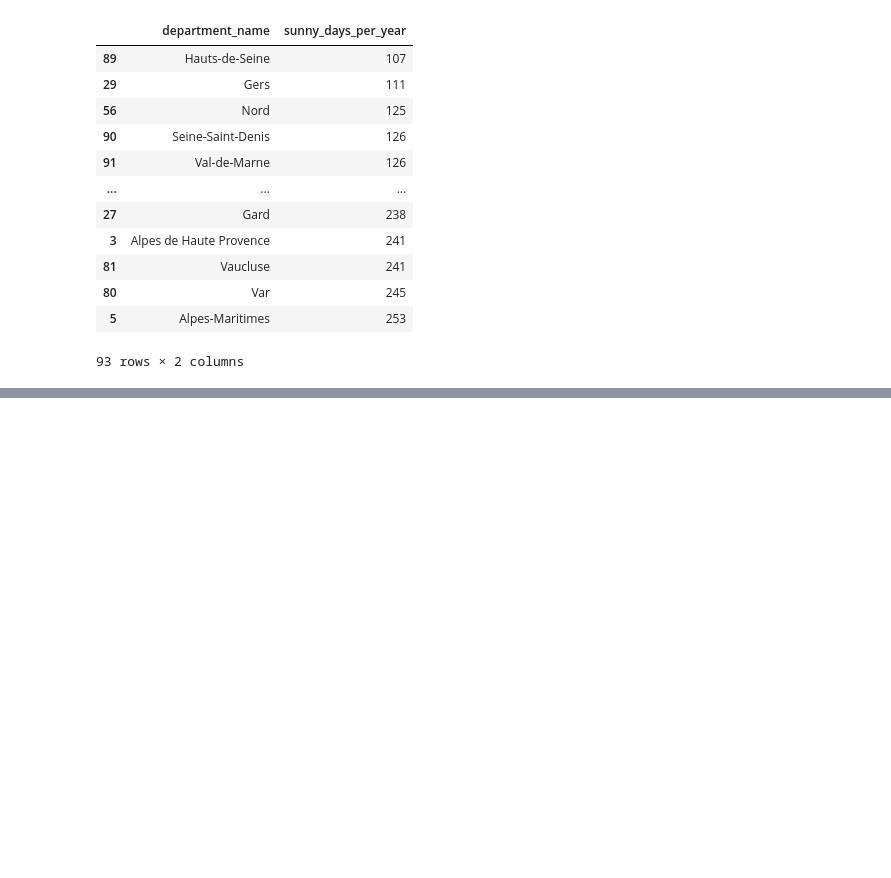
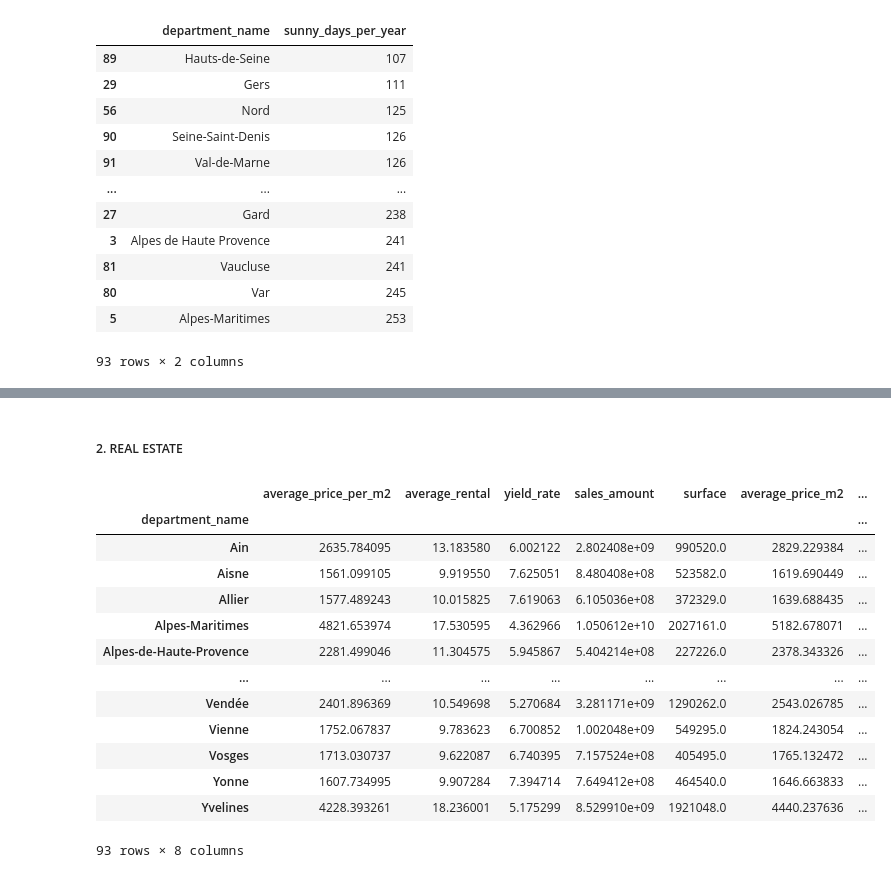
Before and after one commit to MChvtta/prello_scoring_system, a Jupyter notebook: notebooks/ES_Transformation.ipynb, the cells around one changed output, grey strips where cells are left out. Drawn from its saved outputs; the diff is of its cells as text; code cells hidden in the pictures; blank space fills up the shorter version.

Commit message:
groupement des colonnes pour le scoring

```diff
--- a/notebooks/ES_Transformation.ipynb
+++ b/notebooks/ES_Transformation.ipynb
@@ -848,0 +881,22 @@ sunny_df.sort_values(by="sunny_days_per_year")
+# %% [markdown]
+##### 2. REAL ESTATE
+# %%
+#fusion des différents dataframes pour réaliser le scoring
+real_estate_scoring_merge_1 = yield_calculation.merge(sales_df_per_year, on="department_name")
+real_estate_scoring_merge_2 = real_estate_scoring_merge_1.merge(vacants_housing_per_department, on="department_name")
+real_estate_scoring_merge_2
+# %% [output]
+|  | average_price_per_m2 | average_rental | yield_rate | sales_amount | surface | average_price_m2 | ... |
+| department_name |  |  |  |  |  |  | ... |
+| Ain | 2635.784095 | 13.183580 | 6.002122 | 2.802408e+09 | 990520.0 | 2829.229384 | ... |
+| Aisne | 1561.099105 | 9.919550 | 7.625051 | 8.480408e+08 | 523582.0 | 1619.690449 | ... |
+| Allier | 1577.489243 | 10.015825 | 7.619063 | 6.105036e+08 | 372329.0 | 1639.688435 | ... |
+| Alpes-Maritimes | 4821.653974 | 17.530595 | 4.362966 | 1.050612e+10 | 2027161.0 | 5182.678071 | ... |
+| Alpes-de-Haute-Provence | 2281.499046 | 11.304575 | 5.945867 | 5.404214e+08 | 227226.0 | 2378.343326 | ... |
+| ... | ... | ... | ... | ... | ... | ... | ... |
+| Vendée | 2401.896369 | 10.549698 | 5.270684 | 3.281171e+09 | 1290262.0 | 2543.026785 | ... |
+| Vienne | 1752.067837 | 9.783623 | 6.700852 | 1.002048e+09 | 549295.0 | 1824.243054 | ... |
+| Vosges | 1713.030737 | 9.622087 | 6.740395 | 7.157524e+08 | 405495.0 | 1765.132472 | ... |
+| Yonne | 1607.734995 | 9.907284 | 7.394714 | 7.649412e+08 | 464540.0 | 1646.663833 | ... |
+| Yvelines | 4228.393261 | 18.236001 | 5.175299 | 8.529910e+09 | 1921048.0 | 4440.237636 | ... |
+93 rows × 8 columns
```
Also changed, not shown: parts of 11 cells of this notebook, 1 other file.
